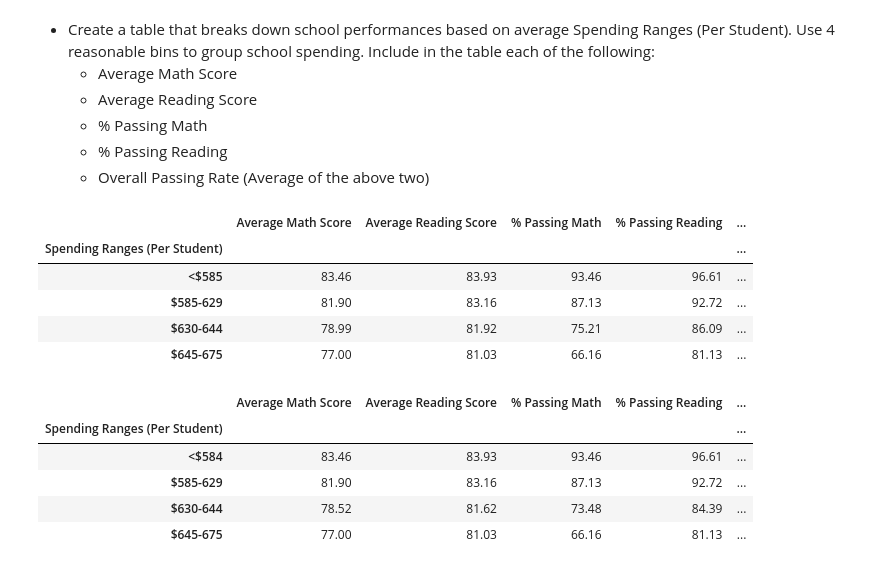
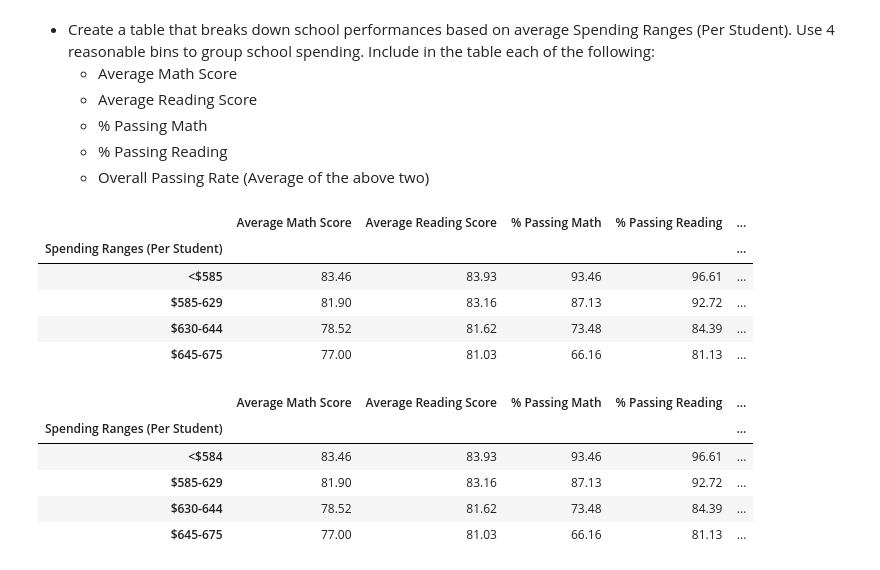
Before and after one commit to scottgall/pandas-challenge, a Jupyter notebook: PyCitySchools/PyCitySchools_copy.ipynb, the cells around one changed output. Cells and saved outputs as stored; diff of their text form; code cells hidden in the pictures.

```diff
--- a/PyCitySchools/PyCitySchools_copy.ipynb
+++ b/PyCitySchools/PyCitySchools_copy.ipynb
@@ -350,44 +305,20 @@ reading_grades_df.round(2)
   * % Passing Math
   * % Passing Reading
   * Overall Passing Rate (Average of the above two)
-# %%
-spending_ranges = {
-    "<$585": [0, 584],
-    "$585-629": [585, 629],
-    "$630-644": [630, 644],
-    "$645-675": [645, 675]
-}
-
-by_spending_data = {
-    "Average Math Score": [],
-    "Average Reading Score": [],
-    "% Passing Math": [],
-    "% Passing Reading": [],
-    "% Overall Passing": []
-}
-
-for key, value in spending_ranges.items():
-    avg_math = school_summary_df.loc[(school_summary_df['Per Student Budget'] > value[0]) & (school_summary_df['Per Student Budget'] < value[1]), 'Average Math Score'].mean()
-    avg_reading = school_summary_df.loc[(school_summary_df['Per Student Budget'] > value[0]) & (school_summary_df['Per Student Budget'] < value[1]), 'Average Reading Score'].mean()
-    percent_pass_math = school_summary_df.loc[(school_summary_df['Per Student Budget'] > value[0]) & (school_summary_df['Per Student Budget'] < value[1]), '% Passing Math'].mean()
-    percent_pass_reading = school_summary_df.loc[(school_summary_df['Per Student Budget'] > value[0]) & (school_summary_df['Per Student Budget'] < value[1]), '% Passing Reading'].mean()
-    percent_pass_overall = school_summary_df.loc[(school_summary_df['Per Student Budget'] > value[0]) & (school_summary_df['Per Student Budget'] < value[1]), '% Overall Passing'].mean()
-
-    by_spending_data['Average Math Score'].append(avg_math)
-    by_spending_data['Average Reading Score'].append(avg_reading)
-    by_spending_data['% Passing Math'].append(percent_pass_math)
-    by_spending_data['% Passing Reading'].append(percent_pass_reading)
-    by_spending_data['% Overall Passing'].append(percent_pass_overall)
-
-by_spending_df = pd.DataFrame(by_spending_data, index=spending_ranges.keys())
-by_spending_df.rename_axis('Spending Ranges (Per Student)').round(2)
-# %% [output]
-|  | Average Math Score | Average Reading Score | % Passing Math | % Passing Reading | ... |
-| Spending Ranges (Per Student) |  |  |  |  | ... |
-| <$585 | 83.46 | 83.93 | 93.46 | 96.61 | ... |
-| $585-629 | 81.90 | 83.16 | 87.13 | 92.72 | ... |
-| $630-644 | 78.99 | 81.92 | 75.21 | 86.09 | ... |
-| $645-675 | 77.00 | 81.03 | 66.16 | 81.13 | ... |
+# %%
+spending_bins = [0, 585, 629, 644, 675]
+spending_names = ['<$585', '$585-629', '$630-644', '$645-675']
+spending_summary_df = school_summary_df.copy()
+spending_summary_df['spending_range'] = pd.cut(school_summary_df['Per Student Budget'], spending_bins, labels=spending_names)
+spending_summary_df = spending_summary_df.groupby('spending_range').mean().iloc[:,3:8].round(2).rename_axis('Spending Ranges (Per Student)')
+spending_summary_df
+# %% [output]
+|  | Average Math Score | Average Reading Score | % Passing Math | % Passing Reading | ... |
+| Spending Ranges (Per Student) |  |  |  |  | ... |
+| <$585 | 83.46 | 83.93 | 93.46 | 96.61 | ... |
+| $585-629 | 81.90 | 83.16 | 87.13 | 92.72 | ... |
+| $630-644 | 78.52 | 81.62 | 73.48 | 84.39 | ... |
+| $645-675 | 77.00 | 81.03 | 66.16 | 81.13 | ... |
 # %%
 # %% [output]
 |  | Average Math Score | Average Reading Score | % Passing Math | % Passing Reading | ... |
```
Also changed, not shown: parts of 9 cells of this notebook.
